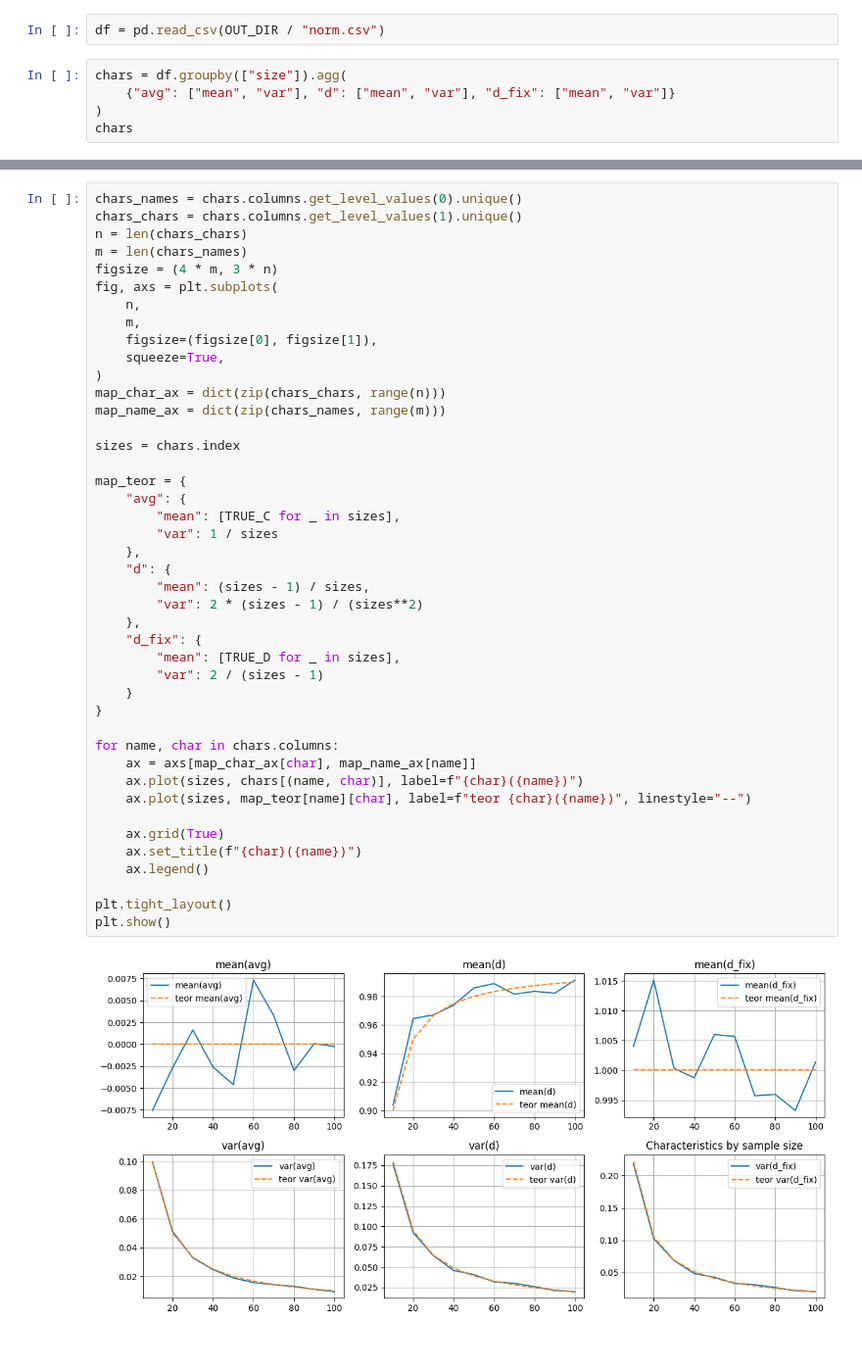
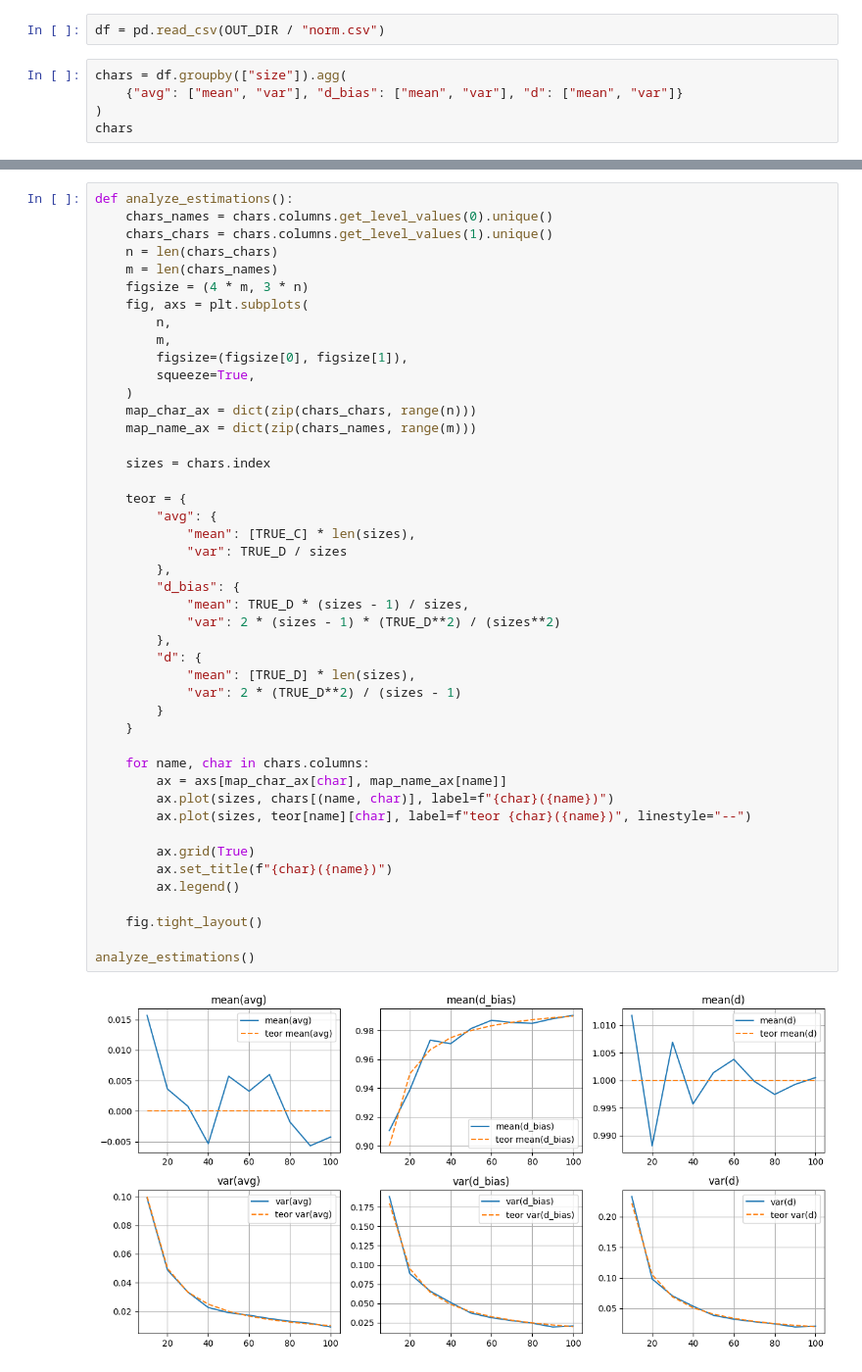
Before and after one commit to e1turin/ipkn-statistics, a Jupyter notebook: lab-5.ipynb, the cells around one changed output, grey strips where cells are left out. Shown at 98% size. Saved outputs shown, nothing was run; the diff lists cells and outputs as text.

```diff
--- a/lab-5.ipynb
+++ b/lab-5.ipynb
@@ -83,7 +83,7 @@ df
 df = pd.read_csv(OUT_DIR / "norm.csv")
 # %%
 chars = df.groupby(["size"]).agg(
-    {"avg": ["mean", "var"], "d": ["mean", "var"], "d_fix": ["mean", "var"]}
+    {"avg": ["mean", "var"], "d_bias": ["mean", "var"], "d": ["mean", "var"]}
 )
 chars
 # %% [output]
@@ -103,45 +264,47 @@ chars
 # %%
-chars_names = chars.columns.get_level_values(0).unique()
-chars_chars = chars.columns.get_level_values(1).unique()
-n = len(chars_chars)
-m = len(chars_names)
-figsize = (4 * m, 3 * n)
-fig, axs = plt.subplots(
-    n,
-    m,
-    figsize=(figsize[0], figsize[1]),
-    squeeze=True,
-)
-map_char_ax = dict(zip(chars_chars, range(n)))
-map_name_ax = dict(zip(chars_names, range(m)))
+def analyze_estimations():
+    chars_names = chars.columns.get_level_values(0).unique()
+    chars_chars = chars.columns.get_level_values(1).unique()
+    n = len(chars_chars)
+    m = len(chars_names)
+    figsize = (4 * m, 3 * n)
+    fig, axs = plt.subplots(
+        n,
+        m,
+        figsize=(figsize[0], figsize[1]),
+        squeeze=True,
+    )
+    map_char_ax = dict(zip(chars_chars, range(n)))
+    map_name_ax = dict(zip(chars_names, range(m)))
 
-sizes = chars.index
+    sizes = chars.index
 
-map_teor = {
-    "avg": {
-        "mean": [TRUE_C for _ in sizes],
-        "var": 1 / sizes
-    },
-    "d": {
-        "mean": (sizes - 1) / sizes,
-        "var": 2 * (sizes - 1) / (sizes**2)
-    },
-    "d_fix": {
-        "mean": [TRUE_D for _ in sizes],
-        "var": 2 / (sizes - 1)
+    teor = {
+        "avg": {
+            "mean": [TRUE_C] * len(sizes),
+            "var": TRUE_D / sizes
+        },
+        "d_bias": {
+            "mean": TRUE_D * (sizes - 1) / sizes,
+            "var": 2 * (sizes - 1) * (TRUE_D**2) / (sizes**2)
+        },
+        "d": {
+            "mean": [TRUE_D] * len(sizes),
+            "var": 2 * (TRUE_D**2) / (sizes - 1)
+        }
     }
-}
 
-for name, char in chars.columns:
-    ax = axs[map_char_ax[char], map_name_ax[name]]
-    ax.plot(sizes, chars[(name, char)], label=f"{char}({name})")
-    ax.plot(sizes, map_teor[name][char], label=f"teor {char}({name})", linestyle="--")
+    for name, char in chars.columns:
+        ax = axs[map_char_ax[char], map_name_ax[name]]
+        ax.plot(sizes, chars[(name, char)], label=f"{char}({name})")
+        ax.plot(sizes, teor[name][char], label=f"teor {char}({name})", linestyle="--")
 
-    ax.grid(True)
-    ax.set_title(f"{char}({name})")
-    ax.legend()
+        ax.grid(True)
+        ax.set_title(f"{char}({name})")
+        ax.legend()
 
-plt.tight_layout()
-plt.show()
+    fig.tight_layout()
+
+analyze_estimations()
 # %% [output]
-[figure, old version]
+[figure, new version]
```
Also changed, not shown: parts of 12 cells of this notebook.
